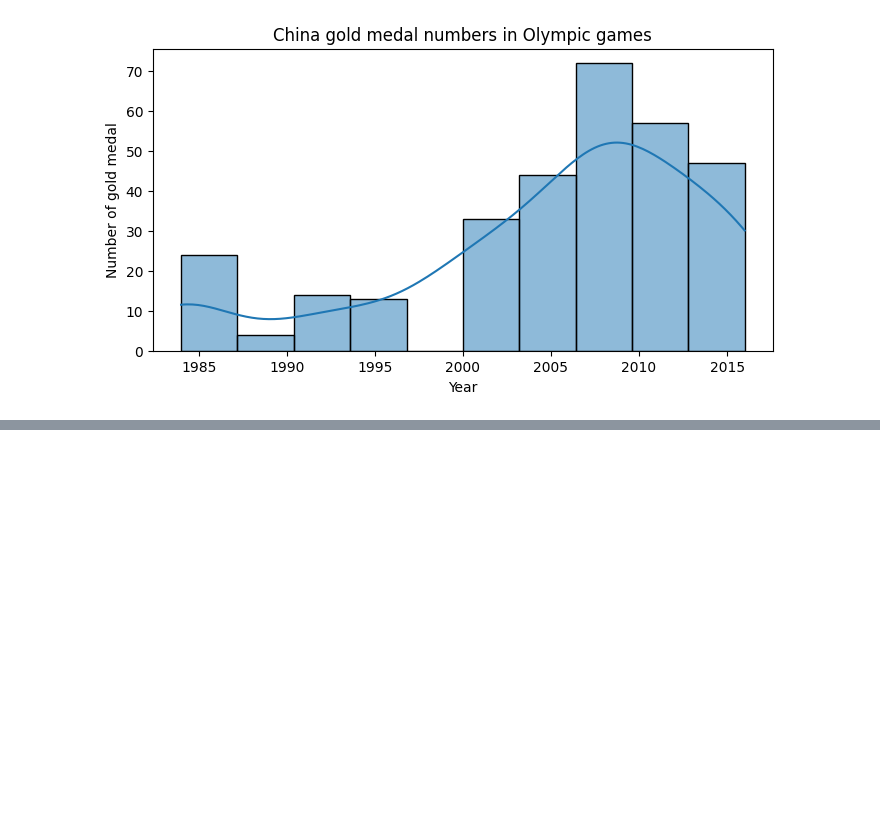
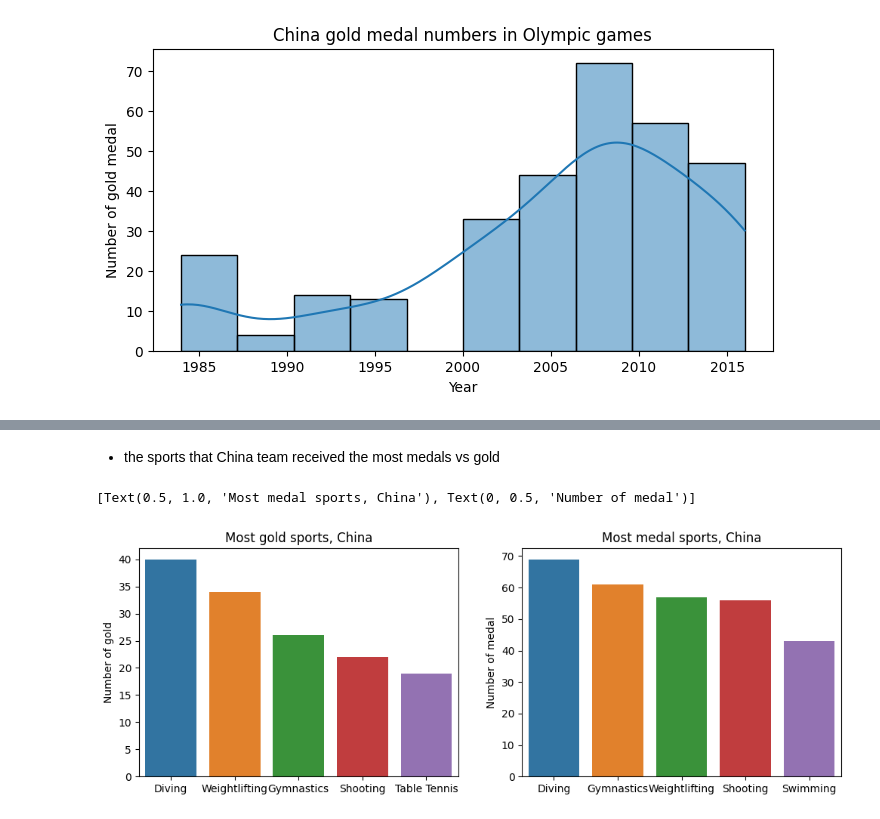
Before and after one commit to cooperhankun/Databehandling-OS-projekt-Kun-Xiu, a Jupyter notebook: Projekt-OS.ipynb, the cells around one changed output, grey strips where cells are left out. Saved outputs shown, nothing was run; the diff lists cells and outputs as text; code cells hidden in the pictures; blank space fills up the shorter version.

```diff
--- a/Projekt-OS.ipynb
+++ b/Projekt-OS.ipynb
@@ -213,0 +277,8 @@ sns.histplot(china_gold, x="Year", kde=True).set(title="China gold medal numbers
+# %%
+import hashlib as hl
+
+China_team = players_os[players_os["Team"] == "China"]
+# China_team.info()    Name --> object
+hash_series = China_team["Name"].apply(lambda x: hl.sha256(x.encode()).hexdigest())
+China_team.insert(2, "Player name hasehed", hash_series)
+China_team.head()
@@ -213,0 +292,16 @@ sns.histplot(china_gold, x="Year", kde=True).set(title="China gold medal numbers
+# %% [markdown]
+- the sports that China team received the most medals vs gold
+# %%
+China_medal = China_team.drop_duplicates(subset=["Event", "Year", "Medal"]) # Filter the individual medals from group-sports
+
+China_most_gold = pd.DataFrame(China_medal["Sport"][China_medal["Medal"] == "Gold"].value_counts().head())
+
+China_most_medal = China_medal.dropna(subset=['Medal'])
+China_most_medal = pd.DataFrame(China_most_medal.Sport.value_counts().head())
+
+fig, ax = plt.subplots(1,2, dpi=100, figsize=(12,4))
+sns.barplot(data= China_most_gold, x=China_most_gold.index, y="Sport", ax=ax[0]).set(title="Most gold sports, China", ylabel="Number of gold")
+sns.barplot(data= China_most_medal, x=China_most_medal.index, y="Sport", ax=ax[1]).set(title="Most medal sports, China", ylabel="Number of medal")
+# %% [output]
+[Text(0.5, 1.0, 'Most medal sports, China'), Text(0, 0.5, 'Number of medal')]
+[figure, added]
```
Also changed, not shown: parts of 21 cells of this notebook.
